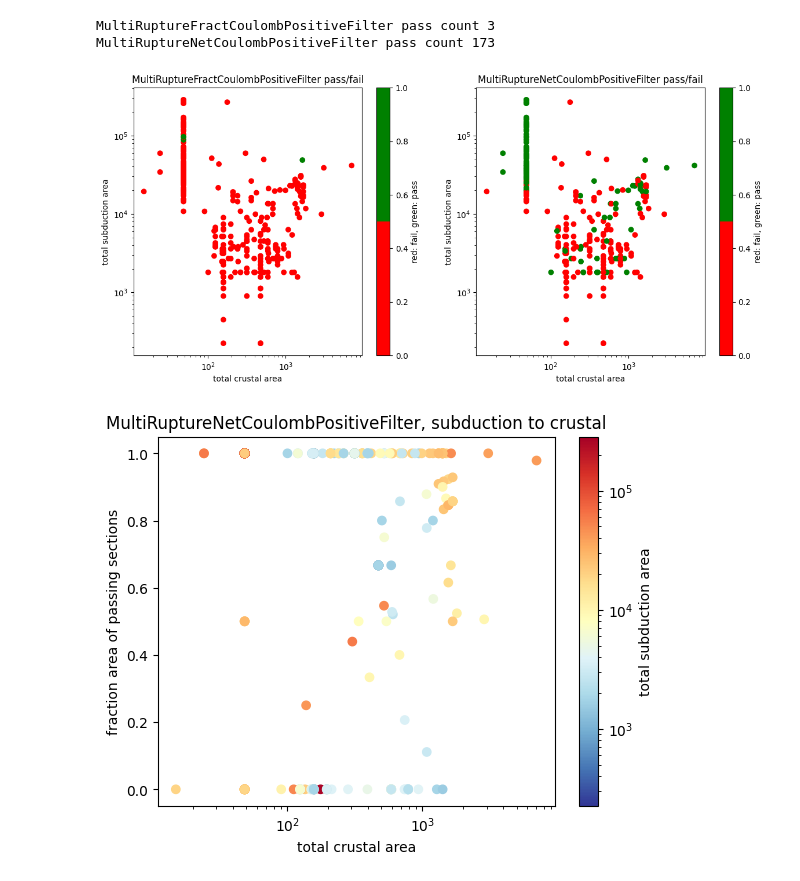
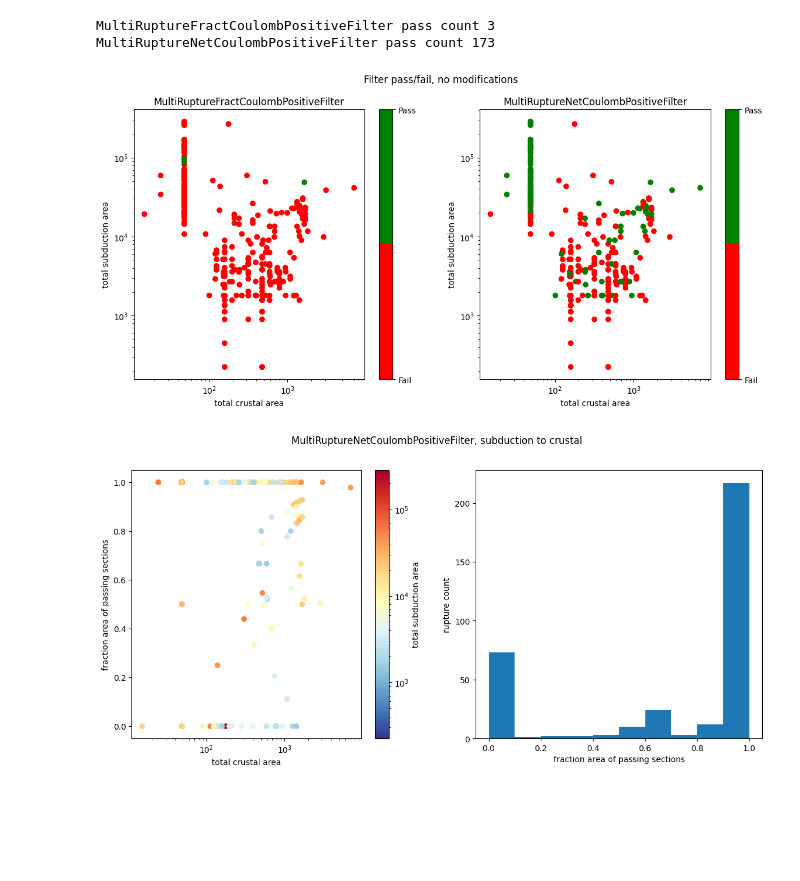
Before and after one commit to voj/science-playground, a Jupyter notebook: WORKDIR/coulomb-fractions.ipynb, the cells around one changed output. Drawn from its saved outputs; the diff is of its cells as text; code cells hidden in the pictures; blank space fills up the shorter version.

```diff
--- a/WORKDIR/coulomb-fractions.ipynb
+++ b/WORKDIR/coulomb-fractions.ipynb
@@ -54,43 +57,49 @@ filter_1_pass = np.array([ps for (ps, sc, cs) in filter_1_stats])
 # %%
-pass_count_0 = sum(p for p in filter_0_passes)
-pass_count_1 = sum(p for p in filter_1_passes)
-
-print("MultiRuptureFractCoulombPositiveFilter pass count", pass_count_0)
-print("MultiRuptureNetCoulombPositiveFilter pass count", pass_count_1)
-
 cmap = colors.ListedColormap(['red', 'green'])
 fig, axs = plt.subplots(1, 2, figsize=(14, 6))
+fig.suptitle("Filter pass/fail, no modifications")
+
 scatter = axs[0].scatter(cru_areas, sub_areas, c=filter_0_passes, cmap=cmap)
-axs[0].set_title("MultiRuptureFractCoulombPositiveFilter pass/fail")
+axs[0].set_title("MultiRuptureFractCoulombPositiveFilter")
 axs[0].set_ylabel("total subduction area")
 axs[0].set_yscale('log')
 axs[0].set_xlabel('total crustal area')
 axs[0].set_xscale('log')
-fig.colorbar(scatter).set_label("red: fail, green: pass")
+cbar = fig.colorbar(scatter, ticks=[0,1])
+cbar.ax.set_yticklabels(['Fail', 'Pass'])
 
 scatter = axs[1].scatter(cru_areas, sub_areas, c=filter_1_passes, cmap=cmap)
-axs[1].set_title("MultiRuptureNetCoulombPositiveFilter pass/fail")
+axs[1].set_title("MultiRuptureNetCoulombPositiveFilter")
 axs[1].set_ylabel("total subduction area")
 axs[1].set_yscale('log')
 axs[1].set_xlabel('total crustal area')
 axs[1].set_xscale('log')
-fig.colorbar(scatter).set_label("red: fail, green: pass")
+cbar = fig.colorbar(scatter, ticks=[0,1])
+cbar.ax.set_yticklabels(['Fail', 'Pass'])
+
+pass_count_0 = sum(p for p in filter_0_passes)
+pass_count_1 = sum(p for p in filter_1_passes)
+print("MultiRuptureFractCoulombPositiveFilter pass count", pass_count_0)
+print("MultiRuptureNetCoulombPositiveFilter pass count", pass_count_1)
 # %% [output]
 MultiRuptureFractCoulombPositiveFilter pass count 3
 MultiRuptureNetCoulombPositiveFilter pass count 173
-[figure, old version]
+[figure, new version]
 # %%
-y = np.divide(filter_1_pass, cru_areas) # array( [ps/cs for (cs, ss, ps, ok) in stats])
-plt.scatter(cru_areas, y, c=sub_areas, cmap='RdYlBu_r', norm=colors.LogNorm())
-plt.title("MultiRuptureNetCoulombPositiveFilter, subduction to crustal")
-plt.ylabel('fraction area of passing sections')
+fraction = np.divide(filter_1_pass_area, cru_areas)
+fig, axs = plt.subplots(1, 2, figsize=(14, 6))
+scatter = axs[0].scatter(cru_areas, fraction, c=sub_areas, cmap='RdYlBu_r', norm=colors.LogNorm())
+fig.suptitle("MultiRuptureNetCoulombPositiveFilter, subduction to crustal")
+axs[0].set_ylabel('fraction area of passing sections')
 #plt.yscale('log')
-plt.xlabel('total crustal area')
-plt.xscale('log')
+axs[0].set_xlabel('total crustal area')
+axs[0].set_xscale('log')
+cbar = fig.colorbar(scatter)
+cbar.set_label("total subduction area")
 
-#plt.axhline(y=0.5, color='r', linestyle='-.')
-color_bar = plt.colorbar()
-color_bar.set_label("total subduction area")
+hist = axs[1].hist(fraction)
+axs[1].set_xlabel('fraction area of passing sections')
+axs[1].set_ylabel('rupture count')
 plt.show()
 # %% [output]
-[figure, old version]
+[figure, new version]
```
Also changed, not shown: parts of 7 cells of this notebook.
